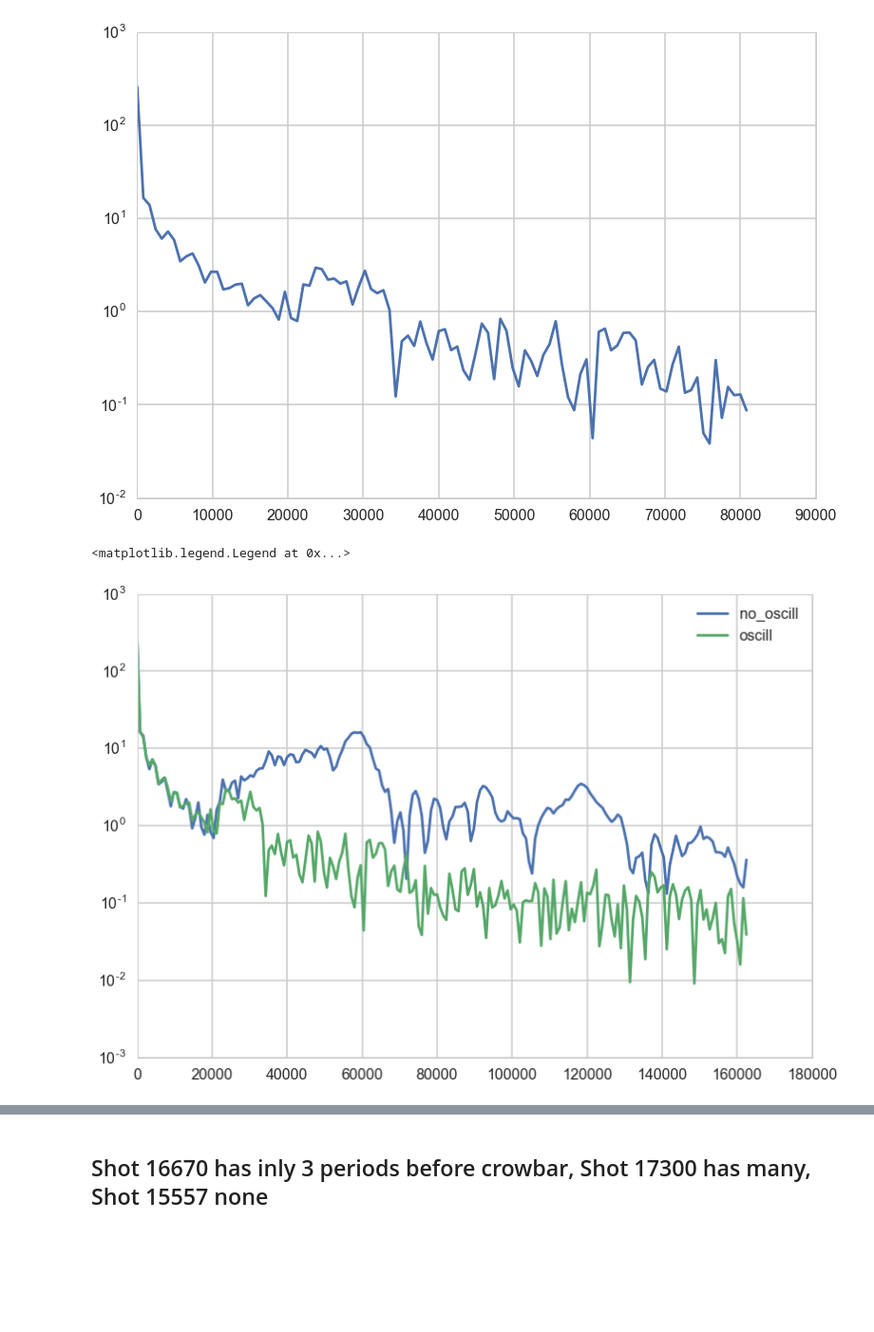
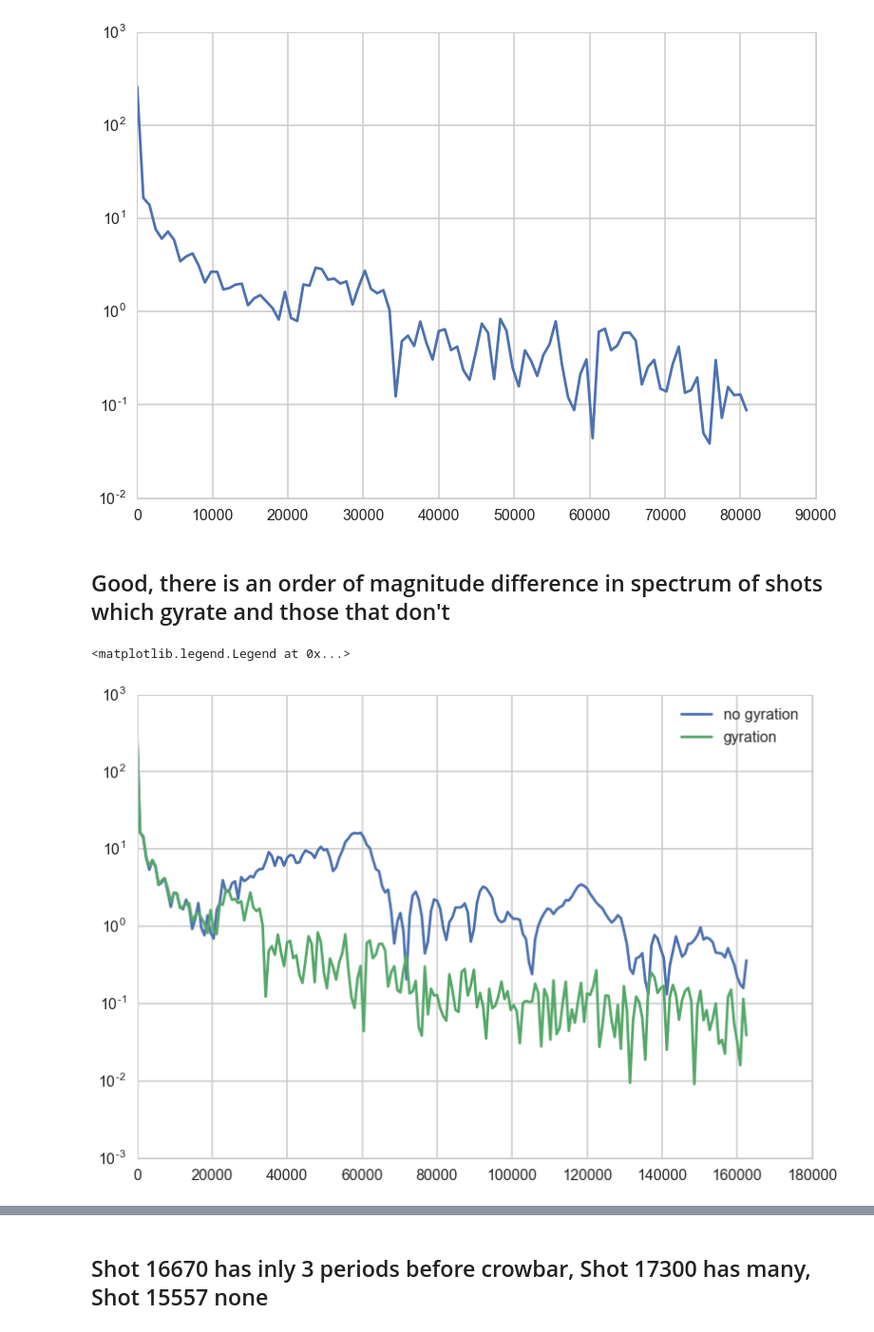
Before and after one commit to jensv/relative_canonical_helicity, a Jupyter notebook: develop_shot_quality_measures.ipynb, the cells around one changed output, grey strips where cells are left out. Shown at 95% size. Saved outputs shown, nothing was run; the diff lists cells and outputs as text; code cells hidden in the pictures; blank space fills up the shorter version.

```diff
--- a/test_shot_quality_measures.ipynb
+++ b/develop_shot_quality_measures.ipynb
@@ -42,5 +29,0 @@ first_shot.keys()
-# %%
-print shot['bias_current_signal_exists']
-print shot['fiducial_a_signal_exists']
-bias_current_node_name = shot['bias_current_node']
-fiducial_a_node_name = shot['fiducial_a_node']
@@ -355,14 +313,16 @@ plt.semilogy(freqs[midpoint:midpoint+100], np.abs(fft.fftshift(fft.fft(window_wo
 # %% [output]
 [<matplotlib.lines.Line2D at 0x...>]
 [figure]
+# %% [markdown]
+## Good, there is an order of magnitude difference in spectrum of shots which gyrate and those that don't
 # %%
 size = window_with_oscillation.size
 freqs = fft.fftshift(fft.fftfreq(size, d=fiducial_time[1]-fiducial_time[0]))
 midpoint = size/2
-plt.semilogy(freqs[midpoint:midpoint+200], np.abs(fft.fftshift(fft.fft(window_with_oscillation))[midpoint:midpoint+200]), label='no_oscill')
-plt.semilogy(freqs[midpoint:midpoint+200], np.abs(fft.fftshift(fft.fft(window_wo_oscillation))[midpoint:midpoint+200]), label='oscill')
+plt.semilogy(freqs[midpoint:midpoint+200], np.abs(fft.fftshift(fft.fft(window_with_oscillation))[midpoint:midpoint+200]), label='no gyration')
+plt.semilogy(freqs[midpoint:midpoint+200], np.abs(fft.fftshift(fft.fft(window_wo_oscillation))[midpoint:midpoint+200]), label='gyration')
 plt.legend()
 # %% [output]
 <matplotlib.legend.Legend at 0x...>
-[figure, old version]
+[figure, new version]
 # %% [markdown]
```
Also changed, not shown: parts of 54 cells of this notebook.
